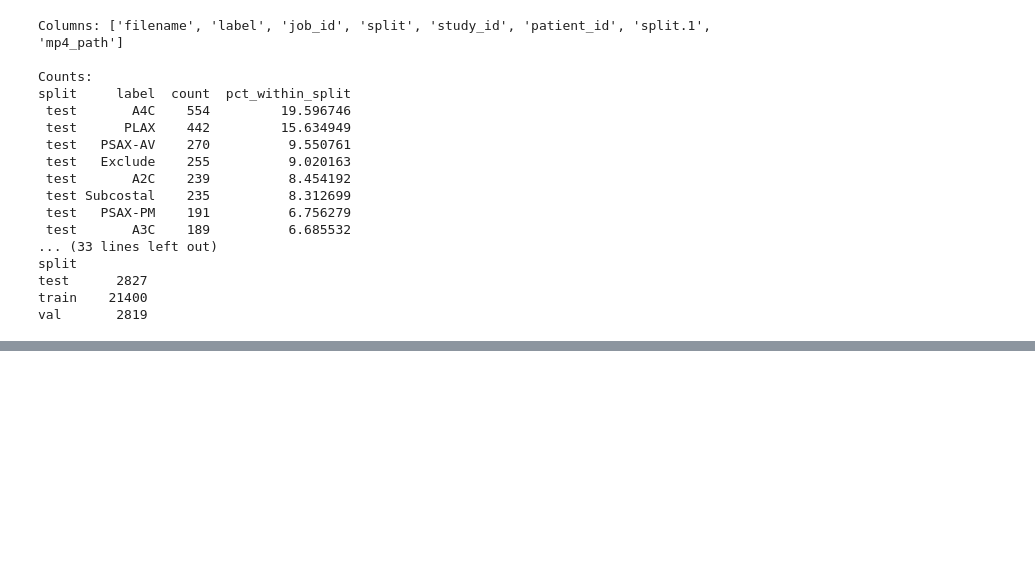
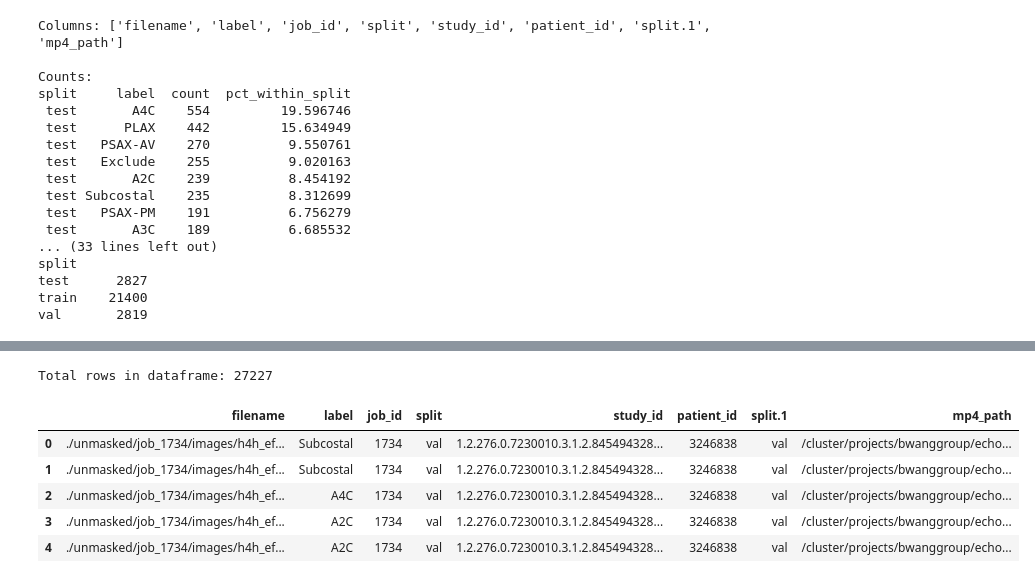
Before and after one commit to alif-munim/EchoJEPA, a Jupyter notebook: classifier/data_prep_v3.ipynb, the cells around one changed output, grey strips where cells are left out. Drawn from its saved outputs; the diff is of its cells as text; code cells hidden in the pictures; blank space fills up the shorter version.

```diff
--- a/classifier/data_prep_v3.ipynb
+++ b/classifier/data_prep_v3.ipynb
@@ -454,0 +604,20 @@ val       2819
+# %%
+import pandas as pd
+
+# Load the CSV we just created
+df = pd.read_csv("labels_patient_split_mp4.csv")
+
+# Set display options to see long S3/File paths clearly
+pd.set_option('display.max_colwidth', None)
+
+# Print the first 5 rows
+print(f"Total rows in dataframe: {len(df)}")
+df.head()
+# %% [output]
+Total rows in dataframe: 27227
+|  | filename | label | job_id | split | study_id | patient_id | split.1 | mp4_path |
+| 0 | ./unmasked/job_1734/images/h4h_ef... | Subcostal | 1734 | val | 1.2.276.0.7230010.3.1.2.845494328... | 3246838 | val | /cluster/projects/bwanggroup/echo... |
+| 1 | ./unmasked/job_1734/images/h4h_ef... | Subcostal | 1734 | val | 1.2.276.0.7230010.3.1.2.845494328... | 3246838 | val | /cluster/projects/bwanggroup/echo... |
+| 2 | ./unmasked/job_1734/images/h4h_ef... | A4C | 1734 | val | 1.2.276.0.7230010.3.1.2.845494328... | 3246838 | val | /cluster/projects/bwanggroup/echo... |
+| 3 | ./unmasked/job_1734/images/h4h_ef... | A2C | 1734 | val | 1.2.276.0.7230010.3.1.2.845494328... | 3246838 | val | /cluster/projects/bwanggroup/echo... |
+| 4 | ./unmasked/job_1734/images/h4h_ef... | A2C | 1734 | val | 1.2.276.0.7230010.3.1.2.845494328... | 3246838 | val | /cluster/projects/bwanggroup/echo... |
```
Also changed, not shown: parts of 9 cells of this notebook, 18 other files.
